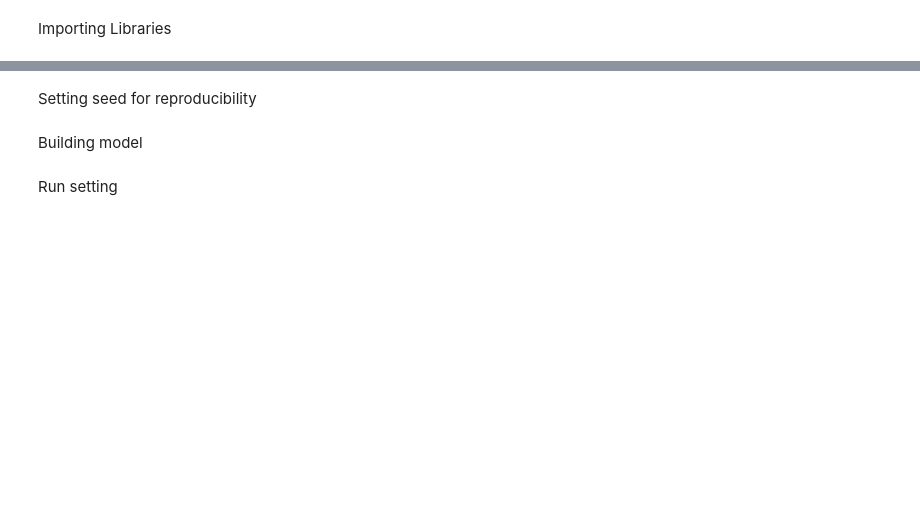
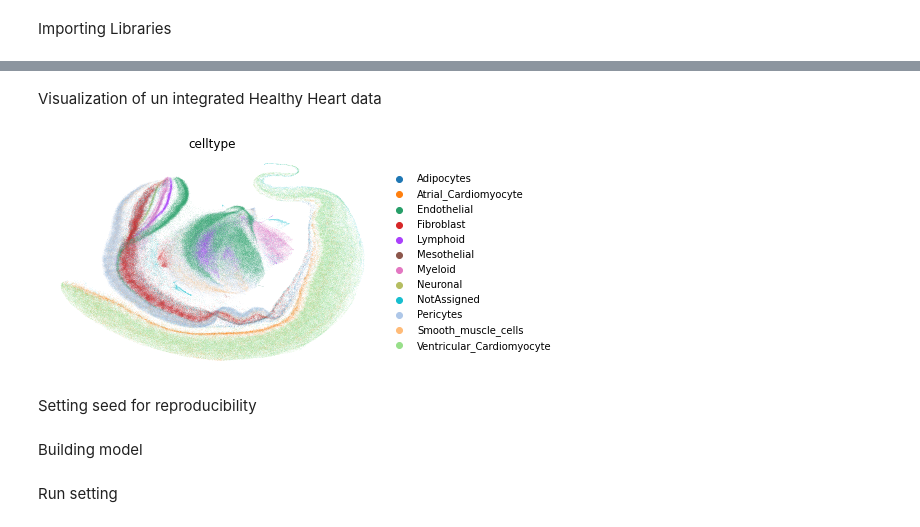
Before and after one commit to Zafar-Lab/scDREAMER, a Jupyter notebook: docs/source/scDREAMER_Sup_Healthy_Heart.ipynb, the cells around one changed output, grey strips where cells are left out. Saved outputs shown, nothing was run; the diff lists cells and outputs as text; code cells hidden in the pictures; blank space fills up the shorter version.

```diff
--- a/docs/source/scDREAMER_Sup_Healthy_Heart.ipynb
+++ b/docs/source/scDREAMER_Sup_Healthy_Heart.ipynb
@@ -25,3 +19,12 @@ non-resource variables are not supported in the long term
+# %% [markdown]
+Visualization of un integrated Healthy Heart data
+# %%
+adata = sc.read_h5ad("/home/ajita/Documents/data_integration/Healthy_Heart/Healthy_human_heart_adata_subset.h5ad")
+sc.pp.neighbors(adata, use_rep = "X")
+sc.tl.umap(adata)
+sc.pl.umap(adata, color = "celltype", frameon = False)
+# %% [output]
+[figure, added]
 # %% [markdown]
 Setting seed for reproducibility
 # %%
```
Also changed, not shown: parts of 3 cells of this notebook, 3 other files.
